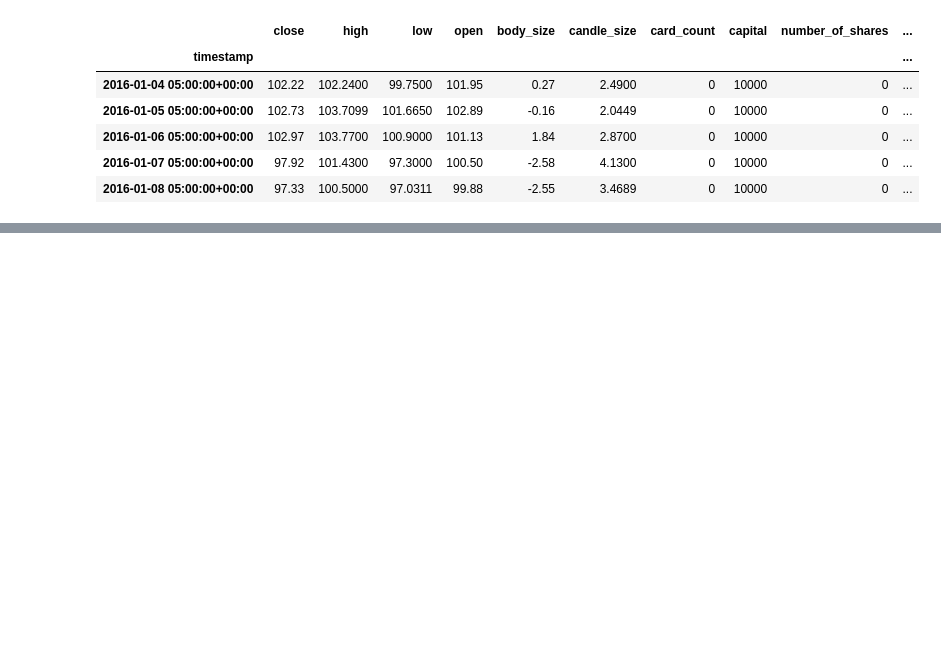
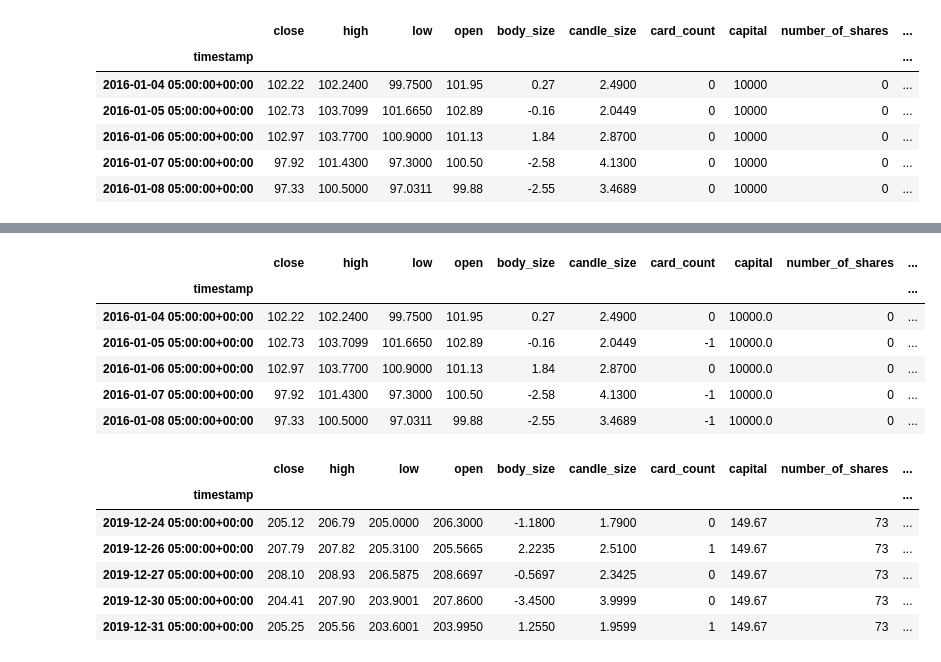
Before and after one commit to EtienneBrown1982/Counting_Cards_but_for_Equities, a Jupyter notebook: Code_1.ipynb, the cells around one changed output, grey strips where cells are left out. Drawn from its saved outputs; the diff is of its cells as text; code cells hidden in the pictures; blank space fills up the shorter version.

```diff
--- a/Code_1.ipynb
+++ b/Code_1.ipynb
@@ -426,2 +425,0 @@ display(stock_data.tail(40))
-# %%
-stock_data = stock_data.hvplot.line(x="timestamp", y=('total_profits', 'comp_profits'))
@@ -431,0 +438,22 @@ stock_data
+# %%
+# Analysis results dataframe and display dataframe
+
+stock_data['port_size'] = stock_data['capital'] + stock_data['profits'] + stock_data['investment']
+
+display(stock_data.head())
+display(stock_data.tail())
+# %% [output]
+|  | close | high | low | open | body_size | candle_size | card_count | capital | number_of_shares | ... |
+| timestamp |  |  |  |  |  |  |  |  |  | ... |
+| 2016-01-04 05:00:00+00:00 | 102.22 | 102.2400 | 99.7500 | 101.95 | 0.27 | 2.4900 | 0 | 10000.0 | 0 | ... |
+| 2016-01-05 05:00:00+00:00 | 102.73 | 103.7099 | 101.6650 | 102.89 | -0.16 | 2.0449 | -1 | 10000.0 | 0 | ... |
+| 2016-01-06 05:00:00+00:00 | 102.97 | 103.7700 | 100.9000 | 101.13 | 1.84 | 2.8700 | 0 | 10000.0 | 0 | ... |
+| 2016-01-07 05:00:00+00:00 | 97.92 | 101.4300 | 97.3000 | 100.50 | -2.58 | 4.1300 | -1 | 10000.0 | 0 | ... |
+| 2016-01-08 05:00:00+00:00 | 97.33 | 100.5000 | 97.0311 | 99.88 | -2.55 | 3.4689 | -1 | 10000.0 | 0 | ... |
+|  | close | high | low | open | body_size | candle_size | card_count | capital | number_of_shares | ... |
+| timestamp |  |  |  |  |  |  |  |  |  | ... |
+| 2019-12-24 05:00:00+00:00 | 205.12 | 206.79 | 205.0000 | 206.3000 | -1.1800 | 1.7900 | 0 | 149.67 | 73 | ... |
+| 2019-12-26 05:00:00+00:00 | 207.79 | 207.82 | 205.3100 | 205.5665 | 2.2235 | 2.5100 | 1 | 149.67 | 73 | ... |
+| 2019-12-27 05:00:00+00:00 | 208.10 | 208.93 | 206.5875 | 208.6697 | -0.5697 | 2.3425 | 0 | 149.67 | 73 | ... |
+| 2019-12-30 05:00:00+00:00 | 204.41 | 207.90 | 203.9001 | 207.8600 | -3.4500 | 3.9999 | 0 | 149.67 | 73 | ... |
+| 2019-12-31 05:00:00+00:00 | 205.25 | 205.56 | 203.6001 | 203.9950 | 1.2550 | 1.9599 | 1 | 149.67 | 73 | ... |
```
Also changed, not shown: parts of 10 cells of this notebook, 2 other files.
